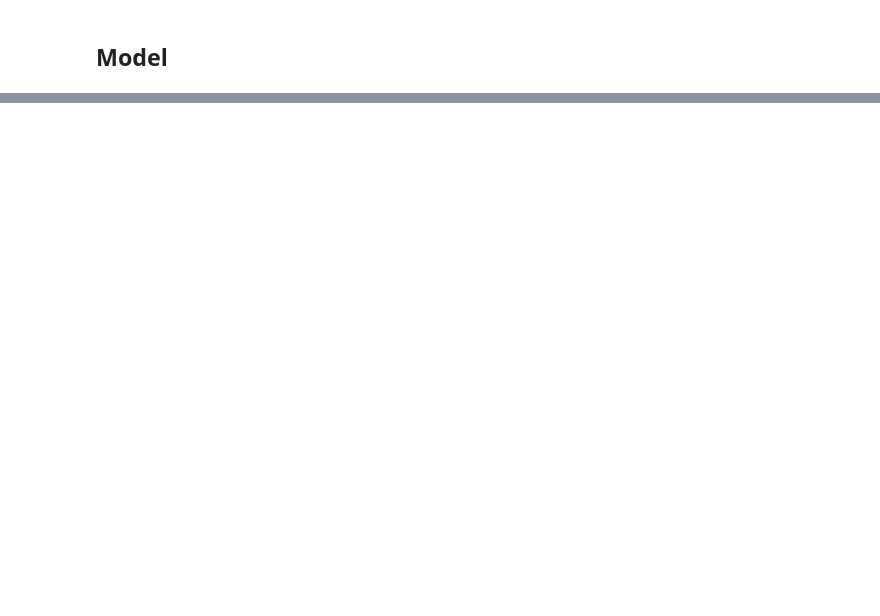
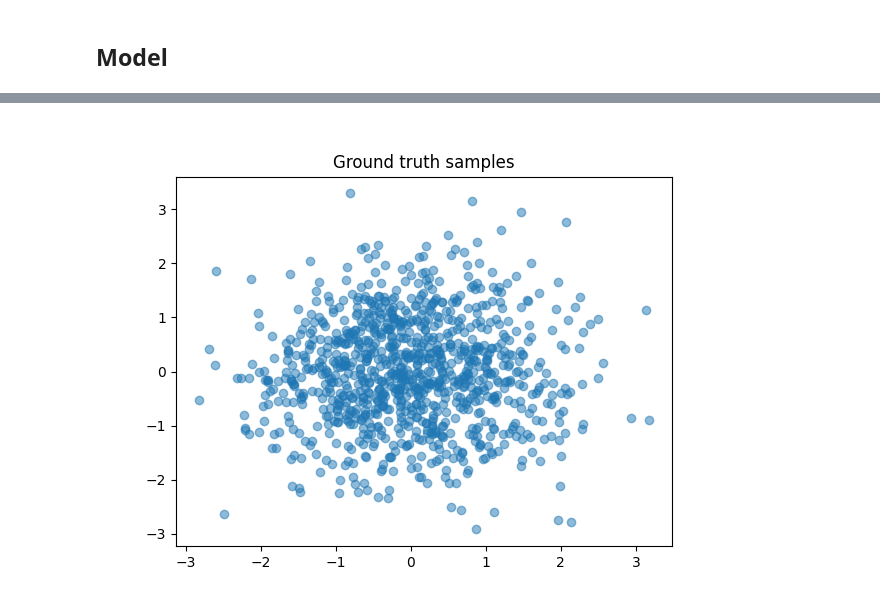
Before and after one commit to vanekek/adaptive-mcmc, a Jupyter notebook: adaptive_mcmc/banana_experiment.ipynb, the cells around one changed output, grey strips where cells are left out. Drawn from its saved outputs; the diff is of its cells as text; code cells hidden in the pictures; blank space fills up the shorter version.

```diff
--- a/adaptive_mcmc/banana_experiment.ipynb
+++ b/adaptive_mcmc/banana_experiment.ipynb
@@ -201,8 +211,9 @@ class LMCVAE_Toy(LMCVAE, Toy):
         return loss
 # %%
 N = 10000
-d = 2
-sigma = 1.
+d = 100
+sigma = 5.0
+b = 0.02
 eps = 2 + np.random.randn(1, d)
 X_train = generate_dataset(N_samples=N, dim=d, sigma=sigma)
 X_val = generate_dataset(N_samples=N // 100, dim=d, sigma=sigma)
@@ -267,23 +278,45 @@ n_leapfrogs = 5
 step_size = 0.01
 n_samples = 10000
 hmc = HMC(n_leapfrogs=n_leapfrogs, step_size=step_size, partial_ref=False, use_barker=False).to(device)
-X_item = torch.tensor([[2 * np.pi * (2. + 2.)]], device=device, dtype=torch.float32)
+#X_item = torch.tensor([[2 * np.pi * (2. + 2.)]], device=device, dtype=torch.float32)
+
+True_post_samples = np.random.randn(1,dim)
+for i in range(dim):
+    if i % 2 == 0:
+      True_post_samples[:,i] *= sigma
+    else:
+      True_post_samples[:,i] += b*True_post_samples[:,i-1]**2 - (sigma**2)*b
+
+X_item = torch.tensor(True_post_samples, device=device, dtype=torch.float32)
 # %%
 ## Receive true posterior sample:
-def target_density(z):
+def target_density(z, x):
     even = np.arange(0, dim, 2)
     odd = np.arange(1, dim, 2)
 
+    log_Pr = torch.distributions.Normal(loc=torch.tensor(0., device=device, dtype=torch.float32),
+                                    scale=torch.tensor(1., device=device, dtype=torch.float32)).log_prob(
+                    z).sum(-1)
+
     ll = -0.5 * (
-        z[..., odd] - b * z[..., even] ** 2 + (sigma**2) * b
-    ) ** 2 - ((z[..., even]) ** 2) / (2 * sigma**2)
-    return ll.sum(-1)
+        X_item[..., odd] - b * X_item[..., even] ** 2 + (sigma**2) * b
+    ) ** 2 - ((X_item[..., even]) ** 2) / (2 * sigma**2)
+    return ll.sum(-1) + log_Pr
 
 # target_density = lambda z, x: torch.distributions.Normal(loc=2 * np.pi * (torch.sqrt(torch.sum(torch.pow(z, 2), dim=1, keepdim=True)) + 2.), scale=sigma).log_prob(X_item.repeat(n_samples, 1)).sum(
 #     -1) + torch.distributions.Normal(loc=torch.tensor(0., device=device, dtype=torch.float32),
 #                                      scale=torch.tensor(1., device=device, dtype=torch.float32)).log_prob(z).sum(-1)
 
-true_posterior_samples = run_chain(kernel=hmc, z_init=torch.randn(n_samples, 2, device=device), target=target_density, return_trace=False, n_steps=1, burnin=500).cpu().numpy()
+true_posterior_samples = run_chain(kernel=hmc, z_init=torch.randn(n_samples, dim, device=device), target=target_density, return_trace=False, n_steps=1, burnin=500).cpu().numpy()
+# %%
+fig,ax=plt.subplots(1,1)
+#cp = ax.contourf(X, Y, dens_vals)
+#fig.colorbar(cp) # Add a colorbar to a plot
+ax.scatter(true_posterior_samples[0:1000,0],true_posterior_samples[0:1000,1], alpha=0.5)
+ax.set_title('Ground truth samples')
+plt.show()
+# %% [output]
+[figure, added]
 # %%
 def receive_model_samples(model, X_item, stacked=False):
     with torch.no_grad():
```
Also changed, not shown: parts of 14 cells of this notebook, 1 other file.
